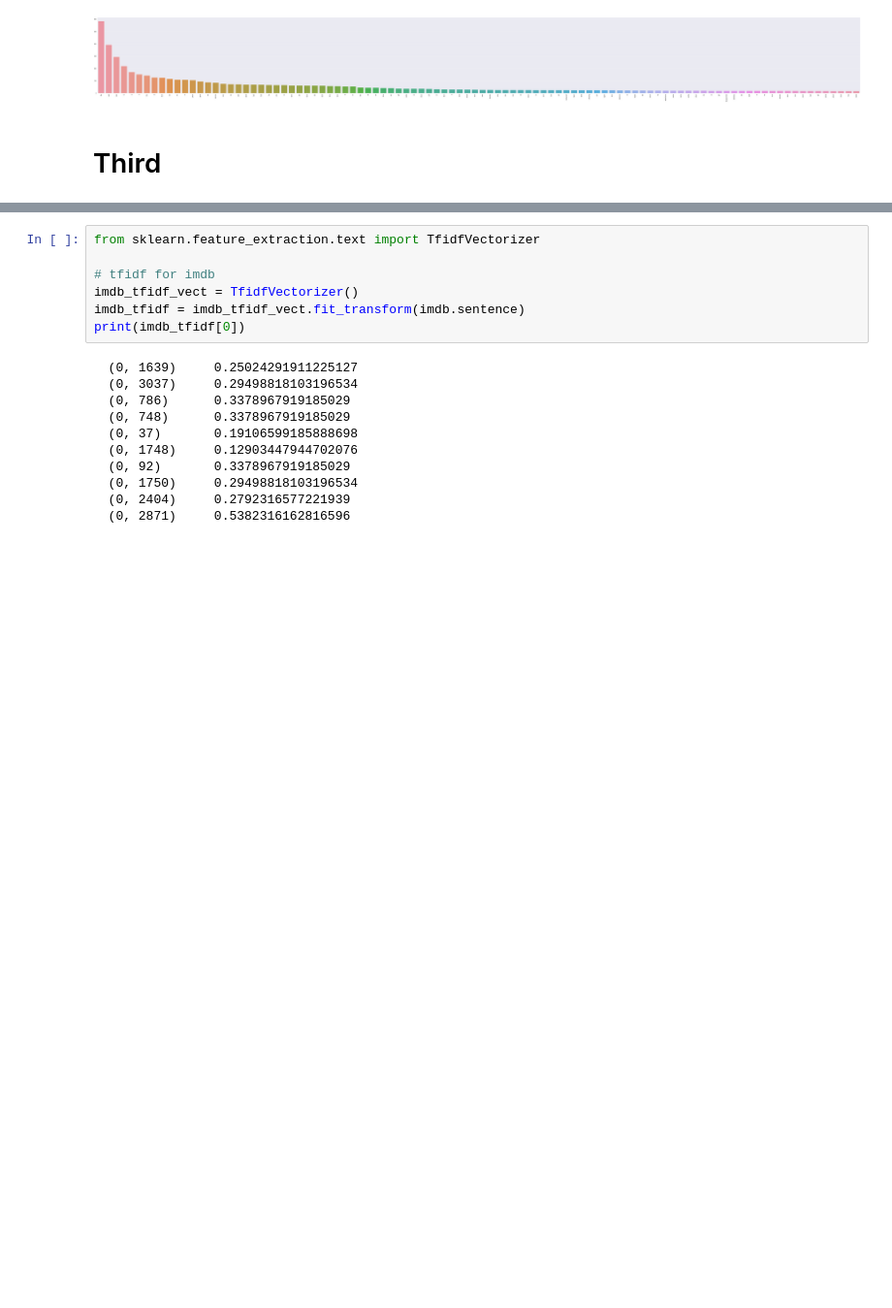
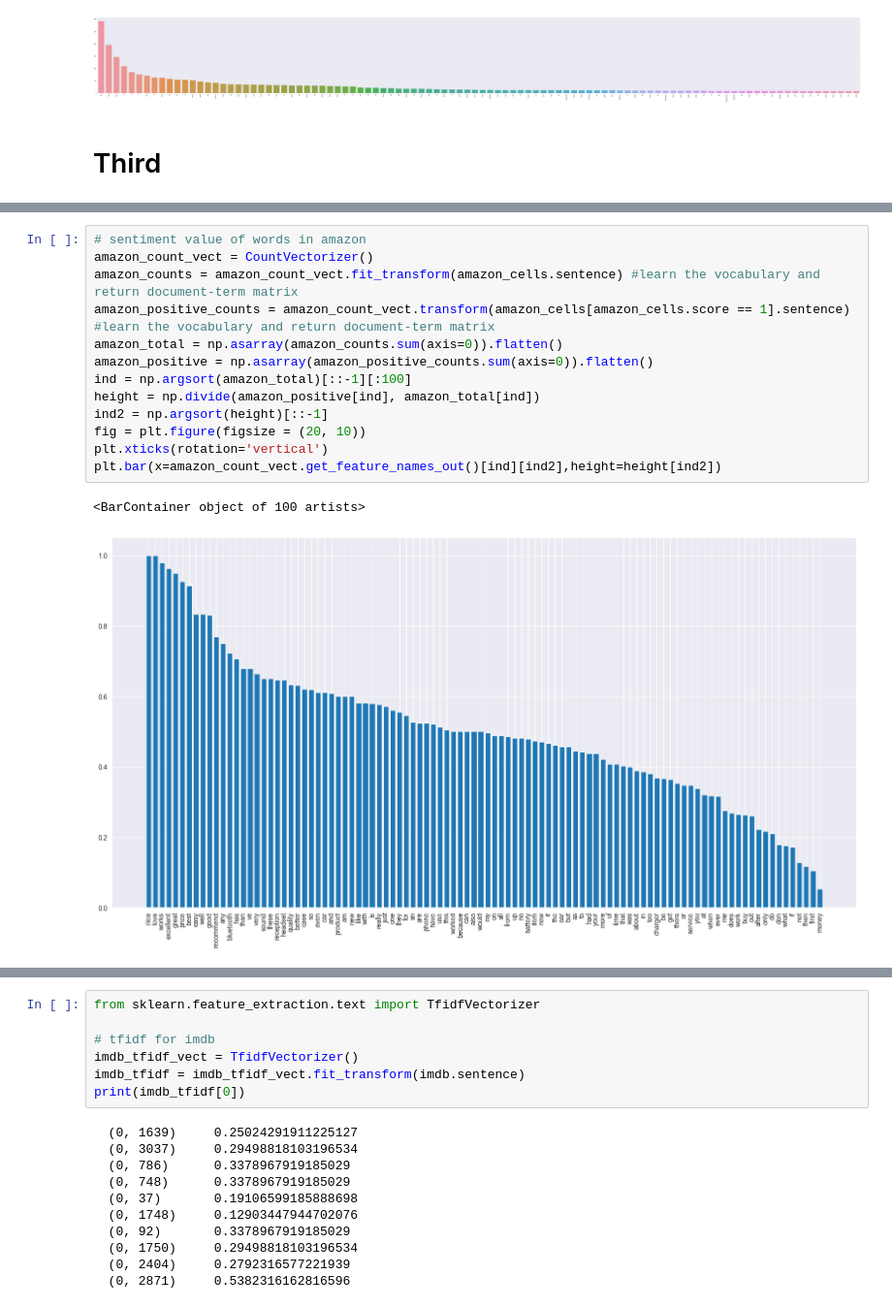
Before and after one commit to danielpclin/DM2022-Lab1-Homework, a Jupyter notebook: DM2022-Lab1-Homework.ipynb, the cells around one changed output, grey strips where cells are left out. Shown at 97% size. Saved outputs shown, nothing was run; the diff lists cells and outputs as text; blank space fills up the shorter version.

```diff
--- a/DM2022-Lab1-Homework.ipynb
+++ b/DM2022-Lab1-Homework.ipynb
@@ -429,0 +446,16 @@ plt.show()
+# %%
+# sentiment value of words in amazon
+amazon_count_vect = CountVectorizer()
+amazon_counts = amazon_count_vect.fit_transform(amazon_cells.sentence) #learn the vocabulary and return document-term matrix
+amazon_positive_counts = amazon_count_vect.transform(amazon_cells[amazon_cells.score == 1].sentence) #learn the vocabulary and return document-term matrix
+amazon_total = np.asarray(amazon_counts.sum(axis=0)).flatten()
+amazon_positive = np.asarray(amazon_positive_counts.sum(axis=0)).flatten()
+ind = np.argsort(amazon_total)[::-1][:100]
+height = np.divide(amazon_positive[ind], amazon_total[ind])
+ind2 = np.argsort(height)[::-1]
+fig = plt.figure(figsize = (20, 10))
+plt.xticks(rotation='vertical')
+plt.bar(x=amazon_count_vect.get_feature_names_out()[ind][ind2],height=height[ind2])
+# %% [output]
+<BarContainer object of 100 artists>
+[figure, added]
```
Also changed, not shown: parts of 5 cells of this notebook.
